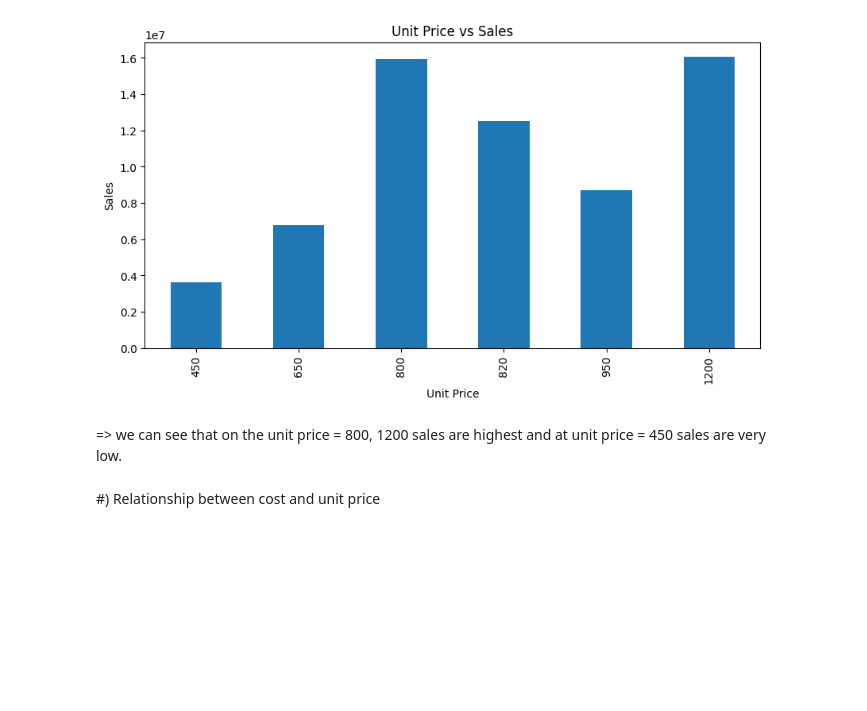
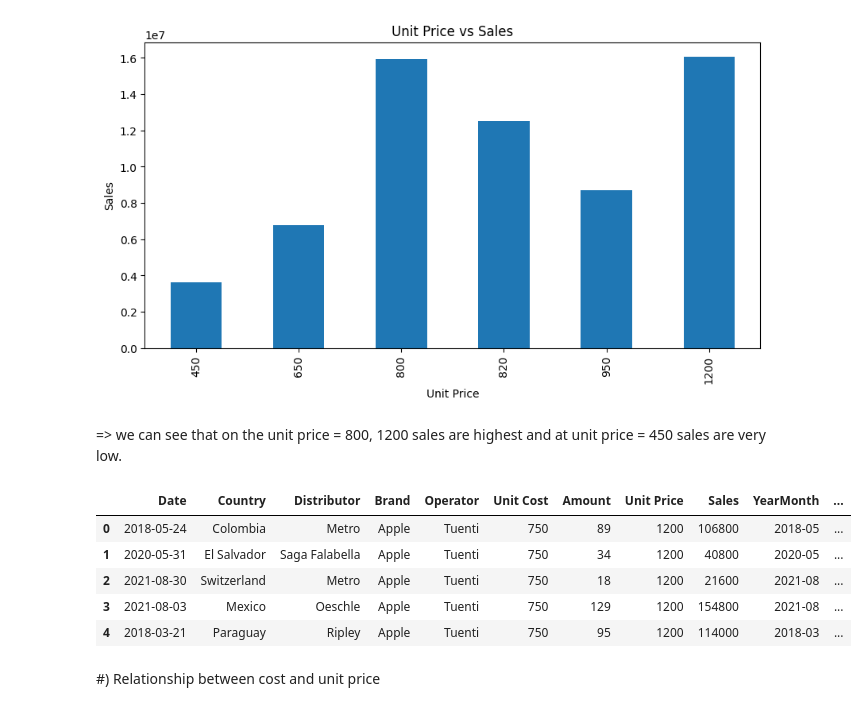
Before and after one commit to abhishekp-786/EDA_Python, a Jupyter notebook: pythonproject.ipynb, the cells around one changed output. Drawn from its saved outputs; the diff is of its cells as text; code cells hidden in the pictures; blank space fills up the shorter version.

```diff
--- a/pythonproject.ipynb
+++ b/pythonproject.ipynb
@@ -290,6 +290,15 @@ plt.show()
 [figure]
 # %% [markdown]
 => we can see that on the unit price = 800, 1200 sales are highest and at unit price = 450 sales are very low.
+# %%
+data.head(5)
+# %% [output]
+|  | Date | Country | Distributor | Brand | Operator | Unit Cost | Amount | Unit Price | Sales | YearMonth | ... |
+| 0 | 2018-05-24 | Colombia | Metro | Apple | Tuenti | 750 | 89 | 1200 | 106800 | 2018-05 | ... |
+| 1 | 2020-05-31 | El Salvador | Saga Falabella | Apple | Tuenti | 750 | 34 | 1200 | 40800 | 2020-05 | ... |
+| 2 | 2021-08-30 | Switzerland | Metro | Apple | Tuenti | 750 | 18 | 1200 | 21600 | 2021-08 | ... |
+| 3 | 2021-08-03 | Mexico | Oeschle | Apple | Tuenti | 750 | 129 | 1200 | 154800 | 2021-08 | ... |
+| 4 | 2018-03-21 | Paraguay | Ripley | Apple | Tuenti | 750 | 95 | 1200 | 114000 | 2018-03 | ... |
 # %% [markdown]
 #) Relationship between cost and unit price
 # %%
```
Also changed, not shown: parts of 1 cell of this notebook.
